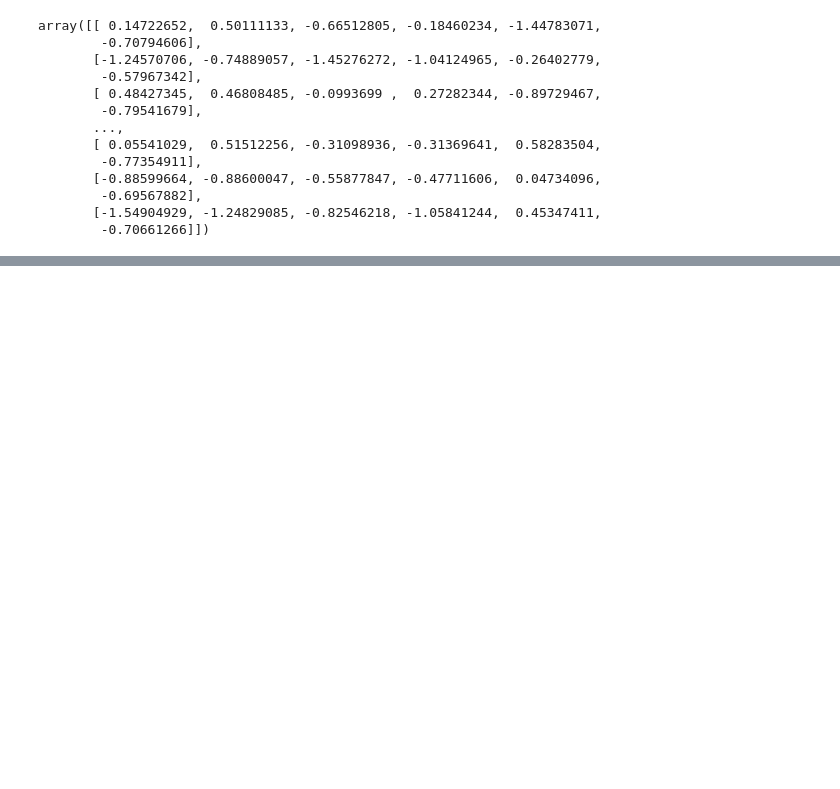
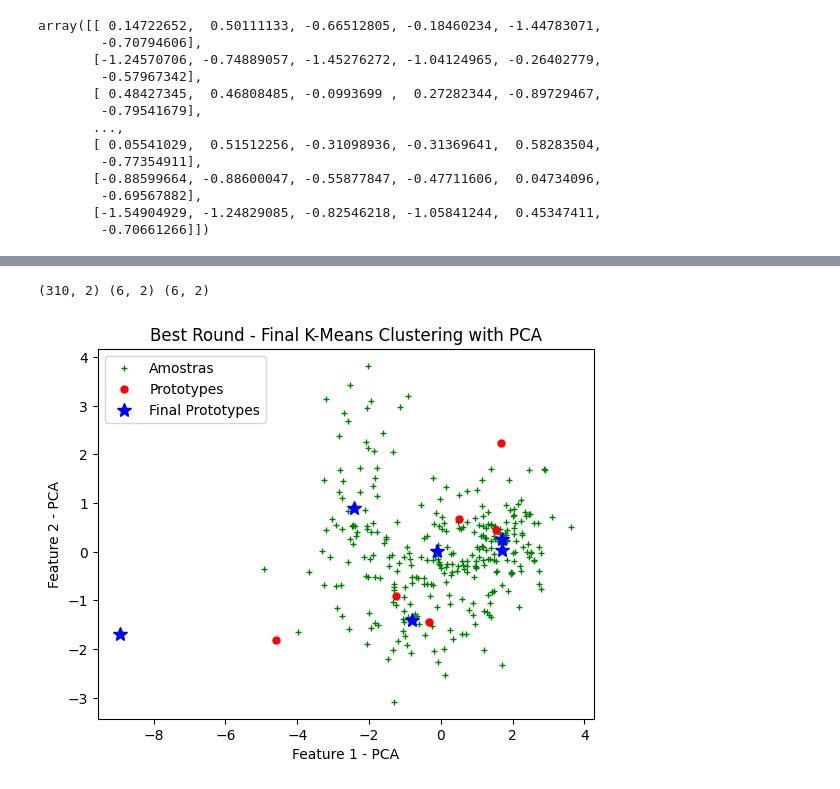
Before and after one commit to matheus-a-s/RP-TCs-2023, a Jupyter notebook: TC4/main.ipynb, the cells around one changed output, grey strips where cells are left out. Saved outputs shown, nothing was run; the diff lists cells and outputs as text; code cells hidden in the pictures; blank space fills up the shorter version.

```diff
--- a/TC4/main.ipynb
+++ b/TC4/main.ipynb
@@ -220,3 +217,51 @@ plt.show()
+# %%
+# PCA para visualização dos dados
+def pca_train(X, num_components):
+    n = X.shape[0]
+
+    Cx = (X.T @ X) / n # Matriz de covariância
+
+    eigenvalues, eigenvectors = np.linalg.eig(Cx)
+
+    idxs = eigenvalues.argsort()[::-1] # Índices do maior para o menor
+    eigenvalues = np.sort(eigenvalues)[::-1]
+    eigenvectors = eigenvectors[:, idxs] # Montagem de autovetores
+
+    var = np.cumsum(eigenvalues) / np.sum(eigenvalues) # variancia explicada
+
+    Vq = eigenvectors[:, :num_components] # Matriz com q primeiros autovetores
+
+    return Vq, num_components, var
+
+# Função para aplicar a transformação nos dados
+def pca_transform(Vq, X):
+    Z = X @ Vq # Transformação
+    return Z
+# %%
+# Aplicação do PCA para visualização
+Vq, _, _ = pca_train(data, 2) # Gerando matriz de transformação
+data_pca = pca_transform(Vq, data) # Dados transformados pelo PCA
+k_best_prototypes_pca = pca_transform(Vq, k_best_prototypes) # Protótipos transformados pelo PCA
+k_best_final_prototypes_pca = pca_transform(Vq, k_best_final_prototypes) # Protótipos finais transformados pelo PCA
+
+print(data_pca.shape, k_best_prototypes_pca.shape, k_best_final_prototypes_pca.shape)
+# %% [output]
+(310, 2) (6, 2) (6, 2)
+# %%
+# Mostra posição final dos protótipos com PCA
+plt.figure()
+# vor = Voronoi(kmeans_prototypes[:,:2])
+# fig = voronoi_plot_2d(vor)
+plt.plot(data_pca[:, 0], data_pca[:, 1], '+g', markersize=5)
+plt.plot(k_best_prototypes_pca[:, 0], k_best_prototypes_pca[:, 1], '.r', markersize=10)
+plt.plot(k_best_final_prototypes_pca[:, 0], k_best_final_prototypes_pca[:, 1], 'b*', markersize=10)
+plt.xlabel('Feature 1 - PCA')
+plt.ylabel('Feature 2 - PCA')
+plt.title('Best Round - Final K-Means Clustering with PCA')
+plt.legend(['Amostras', 'Prototypes', 'Final Prototypes'])
+plt.show()
+# %% [output]
+[figure, added]
 # %%
 # Batch K-medians
 def kmedians(data, proto, epochs):
```
Also changed, not shown: parts of 8 cells of this notebook.
